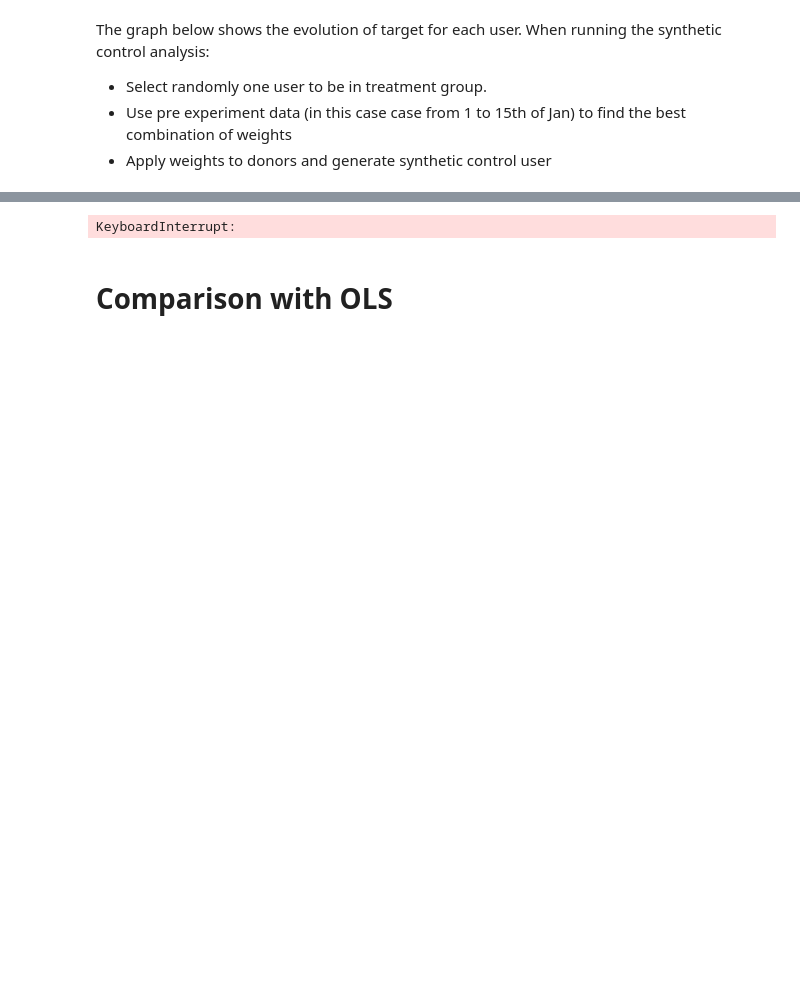
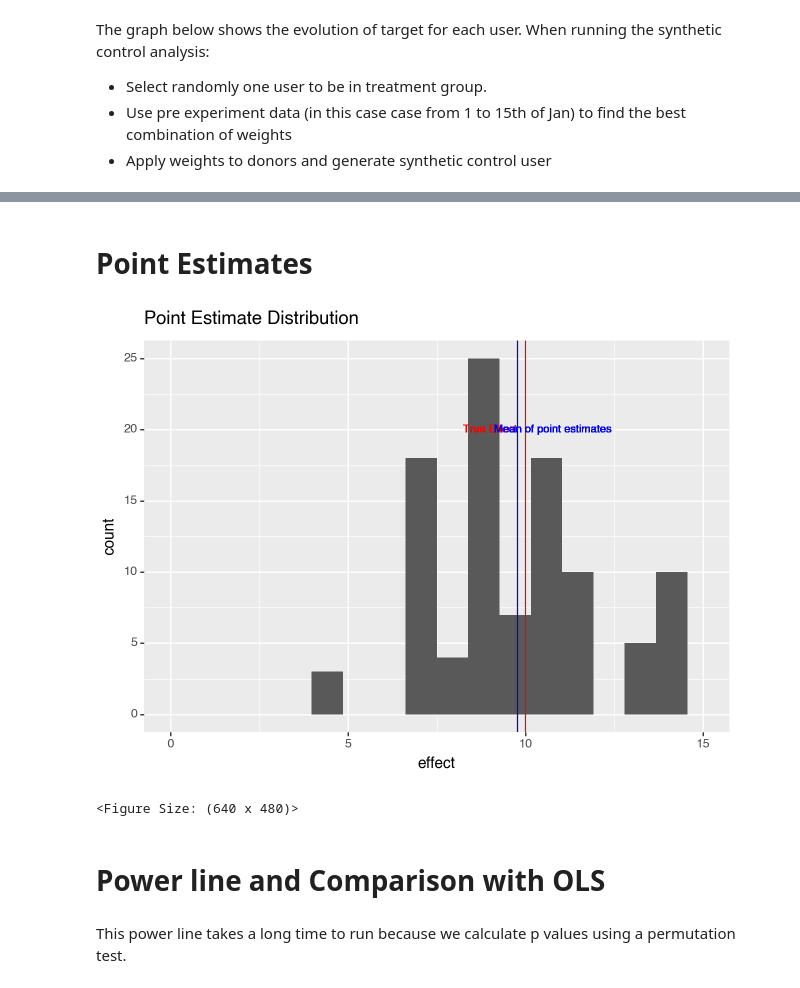
Before and after one commit to david26694/cluster-experiments, a Jupyter notebook: docs/synthetic_control.ipynb, the cells around one changed output, grey strips where cells are left out. Saved outputs shown, nothing was run; the diff lists cells and outputs as text; code cells hidden in the pictures; blank space fills up the shorter version.

```diff
--- a/docs/synthetic_control.ipynb
+++ b/docs/synthetic_control.ipynb
@@ -50,8 +71,10 @@ The graph below shows the evolution of target for each user. When running the sy
+# %% [markdown]
+# Point Estimates
 # %%
 sw = FixedSizeClusteredSplitter(n_treatment_clusters=1, cluster_cols=["user"])
 
 perturbator = ConstantPerturbator(
-    average_effect=0,
+    average_effect=10,
 )
 
 analysis = SyntheticControlAnalysis(
@@ -59,12 +82,26 @@ analysis = SyntheticControlAnalysis(
 )
 
 pw = PowerAnalysisWithPreExperimentData(
-     splitter=sw, analysis=analysis, n_simulations=50, perturbator=perturbator
+     splitter=sw, analysis=analysis, n_simulations=100, perturbator=perturbator
 )
-
-
-p_synth = pw.power_line(df, average_effects=effects, n_jobs=-1)
-# %% [output]
-KeyboardInterrupt:
+# %%
+point_estimates = list(pw.simulate_point_estimate(df))
+# %%
+mean_pe = pd.Series(point_estimates).mean()
+
+(p9.ggplot(pd.DataFrame(point_estimates, columns=["effect"]), p9.aes(x="effect"))
+  + p9.geom_histogram(bins=18)
+  + p9.scale_x_continuous(limits=(0, 15))
++ p9.labs(title = "Point Estimate Distribution")
++ p9.geom_vline(xintercept=10, color="red")
++ p9.geom_text(x=10-2, y=20, label="True Effect", color="red", size = 8)
++ p9.geom_vline(xintercept=mean_pe, color="blue")
++ p9.geom_text(x=mean_pe+2, y=20, label="Mean of point estimates", color="blue", size = 8)
+)
+# %% [output]
+[figure, added]
+<Figure Size: (640 x 480)>
 # %% [markdown]
-# Comparison with OLS
+# Power line and Comparison with OLS
+# %% [markdown]
+This power line takes a long time to run because we calculate p values using a permutation test.
```
Also changed, not shown: parts of 11 cells of this notebook, 3 other files.
